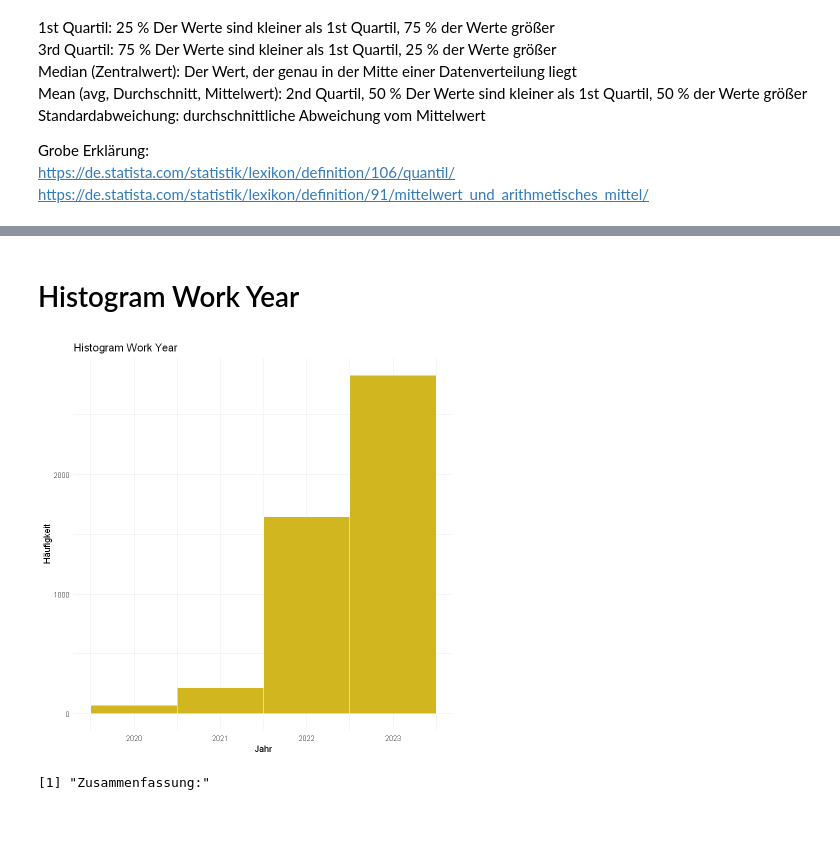
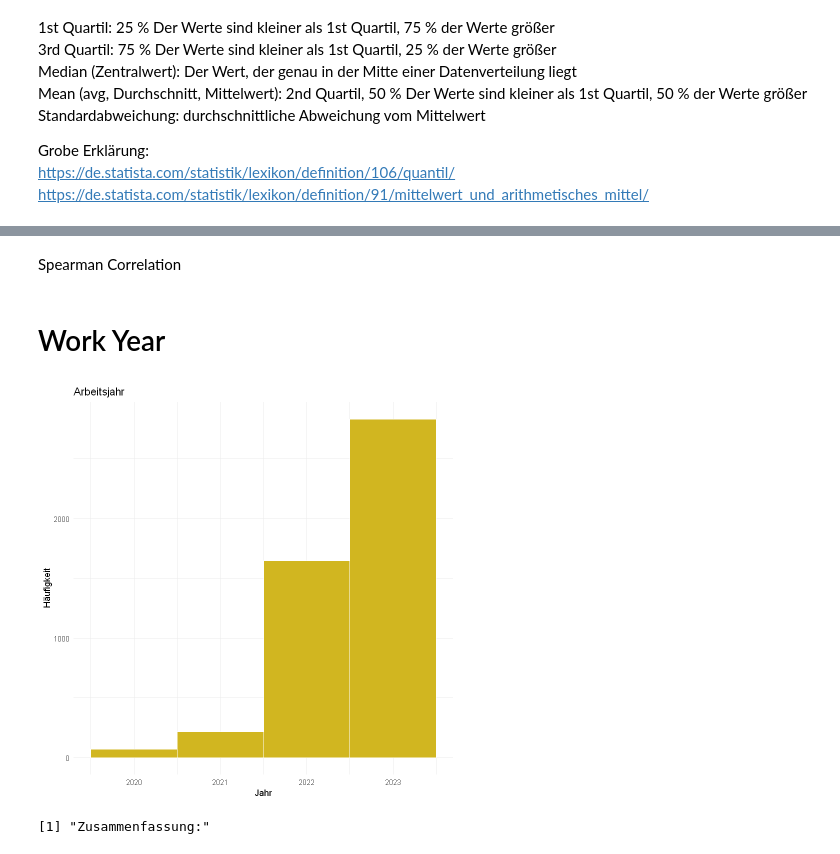
Before and after one commit to FlorianSymmank/IntroDataScienceSS23, a Jupyter notebook: analysis.ipynb, the cells around one changed output, grey strips where cells are left out. Drawn from its saved outputs; the diff is of its cells as text; code cells hidden in the pictures; blank space fills up the shorter version.

Commit message:
correlation

```diff
--- a/analysis.ipynb
+++ b/analysis.ipynb
@@ -87,12 +144,14 @@ https://de.statista.com/statistik/lexikon/definition/91/mittelwert_und_arithmeti
+# %% [markdown]
+Spearman Correlation
 # %% [markdown]
-# Histogram Work Year
+# Work Year
 # %%
 ggplot(data = df, aes(x = work_year)) +
   geom_histogram(binwidth = 1, fill = "#d1b620", color = "white") +
-  labs(title = "Histogram Work Year", x = "Jahr", y = "Häufigkeit") +
+  labs(title = "Arbeitsjahr", x = "Jahr", y = "Häufigkeit") +
   theme_minimal()
 # %% [output]
-[figure, old version]
+[figure, new version]
 # %%
 print("Zusammenfassung:")
 summary(df$work_year)
```
Also changed, not shown: parts of 35 cells of this notebook, 2 other files.
